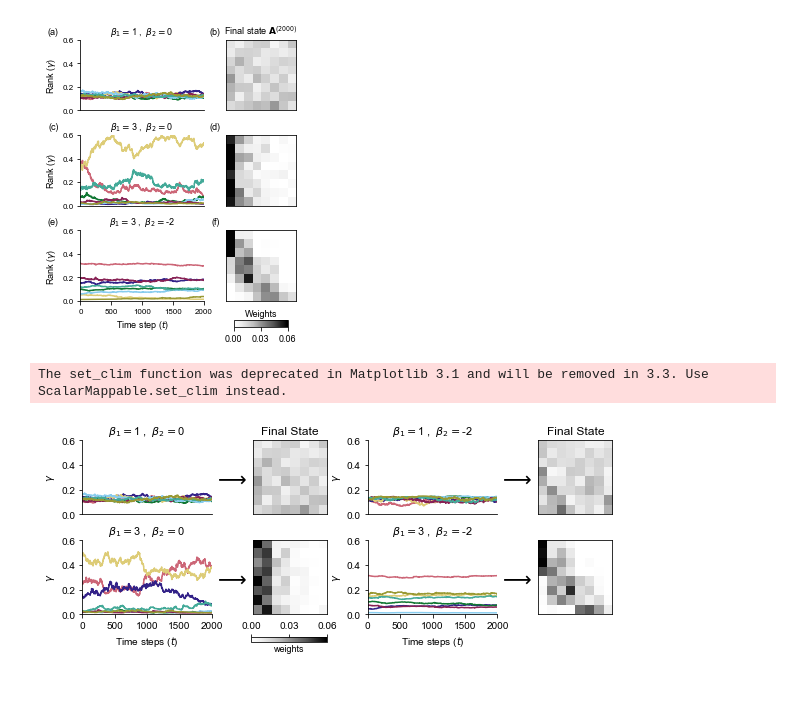
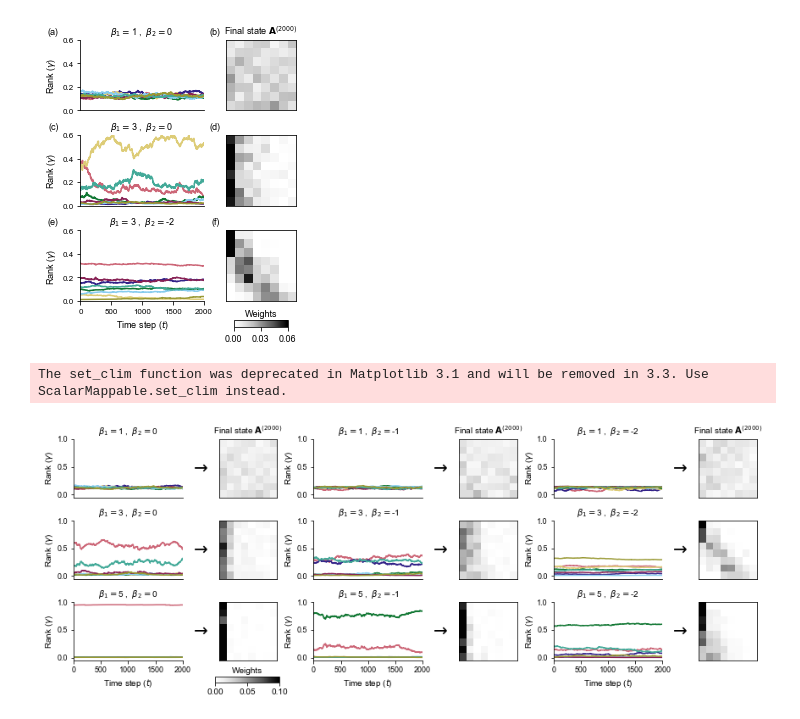
Before and after one commit to PhilChodrow/prestige_reinforcement, a Jupyter notebook: dynamics.ipynb, the cells around one changed output. Saved outputs shown, nothing was run; the diff lists cells and outputs as text; code cells hidden in the pictures; blank space fills up the shorter version.

```diff
--- a/dynamics.ipynb
+++ b/dynamics.ipynb
@@ -319,8 +319,8 @@ The set_clim function was deprecated in Matplotlib 3.1 and will be removed in 3.
 np.random.seed(seed=6)
 
 # v3/5
-BETA_1 = np.array([1,3])
-BETA_2 = np.array([0,-2])
+BETA_1 = np.array([1,3,5])
+BETA_2 = np.array([0,-1,-2])
 
 highlight_col = 0
 
@@ -337,12 +337,14 @@ n = 8
 A0 = np.random.rand(n,n)
 A0 = A0/A0.sum()
 
-ymax = 0.6
-ymin = 0
+ymax = 1.0
+ymin = -0.05
+
+fontsize = 10
 
 fig, axarr = plt.subplots(len(BETA_1), len(BETA_2)*2,
 #                           gridspec_kw={'width_ratios': [1, 1, 1, 1]},
-                          figsize = (10, 1.6*len(BETA_1)))
+                          figsize = (5*len(BETA_2), 1.6*len(BETA_1)))
 
 for i in 2*np.arange(len(BETA_1)):
     for j in 2*np.arange(len(BETA_2)): #v2
@@ -377,7 +379,7 @@ for i in 2*np.arange(len(BETA_1)):
 
         ax.set(ylim = (ymin, ymax))
         ax.set(xlim = (0, np.int(n_rounds/2)))
-        ax.tick_params(labelsize=10)
+        ax.tick_params(labelsize=fontsize-1)
 
 
         if row_num < len(BETA_1)-1:
@@ -386,53 +388,55 @@ for i in 2*np.arange(len(BETA_1)):
             plt.xticks([])
 
         if row_num == len(BETA_1)-1:
-            ax.set(xlabel = r'Time steps ($t$)')
-        if col_num == 0 or col_num == 2:
-            ax.set(ylabel = r'$\gamma$')
+            ax.set(xlabel = r'Time step ($t$)')
+        if col_num % 2 == 0:
+            ax.set(ylabel = r'Rank ($\gamma$)')
 
         ax.set_title(
             r'$\beta_1 = $' + str(round(beta_1,2)) + r'$\;$,$\;$ $\beta_2 = $' + str(round(beta_2,2)), #v3/4
 #             r'$\beta_1 = $' + str(round(beta_1,2)), #v2
-            fontsize=11
+            fontsize=fontsize
         )
+        ax.yaxis.set_label_coords(-0.17,0.5)
 
 #         ax3 = axarr[row_num,col_num+1]
 
 #         ax3.spines['left'].set_visible(False)
 #         ax.yaxis.set_ticks([])
 #         plt.yticks([])
 
 
 #         if col_num == highlight_col or col_num == highlight_col+2:
         ax2 = axarr[row_num,col_num+1]
         A = M.get_states()[-1]
 
         v = GAMMA[-1].mean(axis = 0)
     #             ax.imshow(np.ones_like(A), cmap = 'Greys', vmax = 1, vmin = 0, alpha = 1)
-        im = ax2.imshow(matrix_sort(A, -v), vmin = 0., vmax = .06,  cmap = 'Greys', alpha = .99)
+        im = ax2.imshow(matrix_sort(A, -v), vmin = 0., vmax = .1,  cmap = 'Greys', alpha = .99)
     #         axarr[row_num,col_num+1].axis('off')
-        ax2.set_ylabel(r'$\longrightarrow$', rotation=0, fontsize=20, labelpad=22, color = 'black')
+        ax2.set_ylabel(r'$\rightarrow$ ', rotation=0, fontsize=20, labelpad=0, color = 'black')
         ax2.yaxis.set_label_coords(-0.3,0.36)
         for pos in ['bottom', 'top', 'left', 'right']:
             ax2.spines[pos].set_visible(True)
         ax2.xaxis.set_ticks([])
         ax2.yaxis.set_ticks([])
 
         # axarr[0,len(BETA_2)].set_title('Final State')
-        axarr[0,col_num+1].set_title('Final State')
+        axarr[0,col_num+1].set_title(r'Final state $\mathbf{A}^{(2000)}$', fontsize=fontsize)
 
 # add colorbar
-cbar_ax = fig.add_axes([0.36, 0.005, 0.105, 0.02])
+cbar_ax = fig.add_axes([0.28, 0.05, 0.07, 0.02])
 cbar = fig.colorbar(im, cax=cbar_ax, orientation='horizontal')
-cbar.set_clim(0.0,0.06)
-cbar.set_ticks([0.00,0.03,0.06])
-cbar.ax.tick_params(labelsize=10)
-cbar.ax.set_title('weights',fontsize=9,y=-3.2)
-cbar_ax.xaxis.set_ticks_position('top')
+cbar.set_clim(0.0,0.1)
+cbar.set_ticks([.00,.05,.10])
+cbar.ax.tick_params(labelsize=fontsize)
+cbar.ax.set_title('Weights',fontsize=fontsize,y=0.65)
+cbar_ax.xaxis.set_ticks_position('bottom')
 
-plt.subplots_adjust(hspace = 0.35, wspace = 0.1)
+plt.subplots_adjust(hspace = 0.4, wspace = 0.1)
 
-plt.savefig('dynamics_examples_v5.png', bbox_inches = 'tight', dpi = 600)
+# plt.savefig('dynamics_examples_v5.png', bbox_inches = 'tight', dpi = 600)
+plt.savefig('dynamics_examples_SI.png', bbox_inches = 'tight', dpi = 600)
 # %% [output]
 The set_clim function was deprecated in Matplotlib 3.1 and will be removed in 3.3. Use ScalarMappable.set_clim instead.
-[figure, old version]
+[figure, new version]
```
Also changed, not shown: parts of 3 cells of this notebook, 1 other file.
